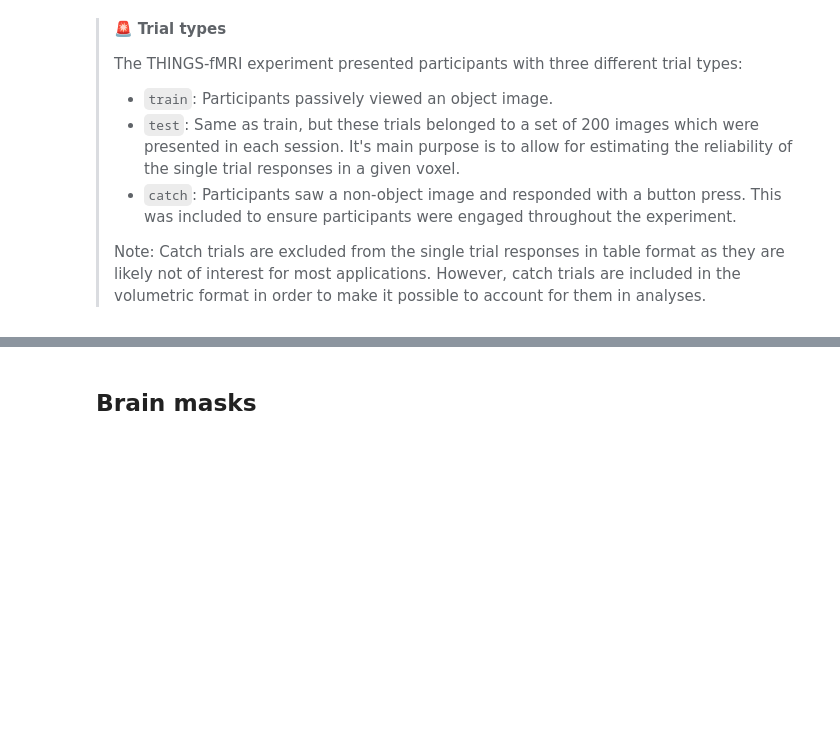
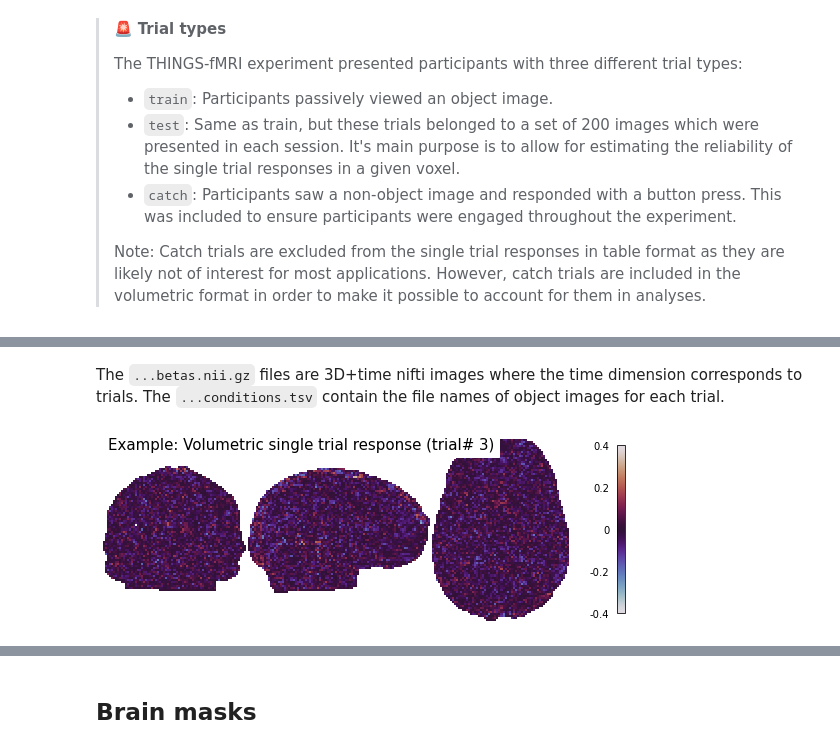
Before and after one commit to ViCCo-Group/THINGS-data_usage_notes, a Jupyter notebook: fmri_usage_notes.ipynb, the cells around one changed output, grey strips where cells are left out. Saved outputs shown, nothing was run; the diff lists cells and outputs as text; code cells hidden in the pictures; blank space fills up the shorter version.

```diff
--- a/fmri_usage_notes.ipynb
+++ b/fmri_usage_notes.ipynb
@@ -89,0 +96,7 @@ stimdata.head()
+# %%
+# the directory containing the single trial responses in volume form
+betas_vol_dir = pjoin(basedir, 'betas_vol', f'sub-{sub}')
+# show directory content
+files = glob.glob(pjoin(betas_vol_dir, '*', '*'))
+files = [f.replace(basedir, '') for f in files]
+print('\n'.join(files[:10]))
@@ -89,0 +114,15 @@ stimdata.head()
+# %% [markdown]
+The `...betas.nii.gz` files are 3D+time nifti images where the time dimension corresponds to  trials. The `...conditions.tsv` contain the file names of object images for each trial.
+# %%
+# Load responses for example run
+betas_f = pjoin(betas_vol_dir, 'ses-things01', f'sub-{sub}_ses-things01_run-01_betas.nii.gz')
+betas_example = load_img(betas_f)
+
+# and plot the volume of the 3rd trial
+betas_example = index_img(betas_example, 2)
+g = plot_stat_map(
+    betas_example, bg_img=None, annotate=False, cmap='twilight', vmax=.4,  draw_cross=False,
+)
+g.title('Example: Volumetric single trial response (trial# 3)', bgcolor='white', color='black')
+# %% [output]
+[figure, added]
```
Also changed, not shown: parts of 14 cells of this notebook, 1 other file.
